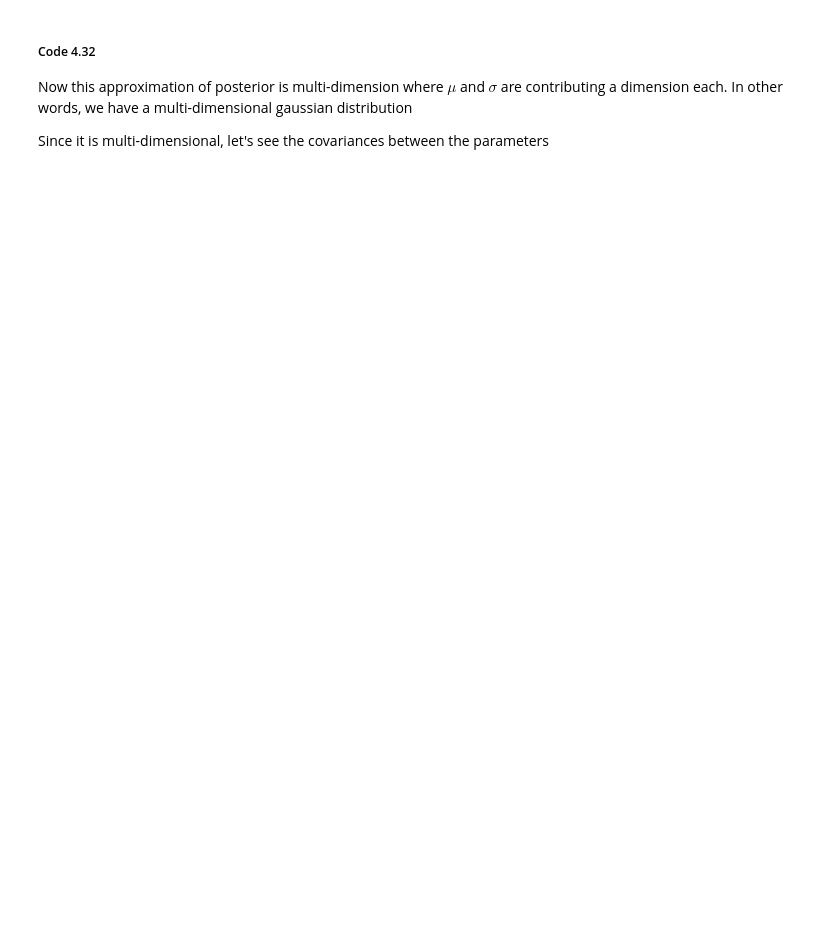
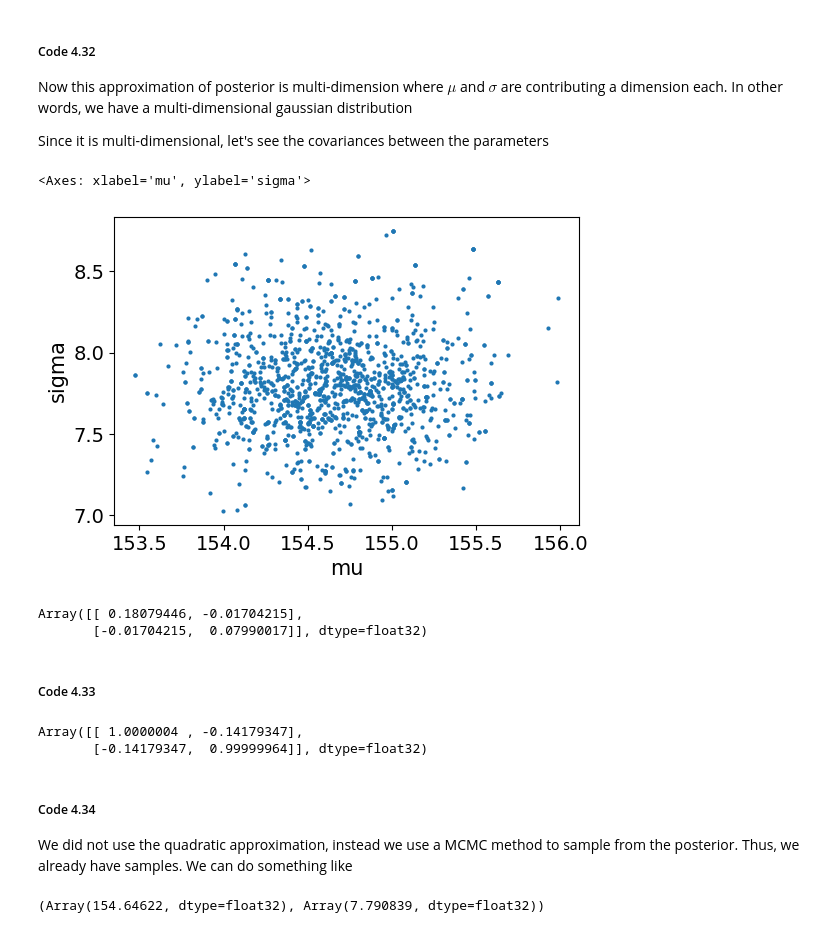
Before and after one commit to qpsy/rethinking-tfp2, a Jupyter notebook: 04_geocentric_models2.ipynb, the cells around one changed output. Saved outputs shown, nothing was run; the diff lists cells and outputs as text; code cells hidden in the pictures; blank space fills up the shorter version.

```diff
--- a/04_geocentric_models2.ipynb
+++ b/04_geocentric_models2.ipynb
@@ -669,9 +675,30 @@ az.summary(dict(mu=states_41[0][0], sigma=states_41[1][0]),
 Now this approximation of posterior is multi-dimension where $\mu$ and $\sigma$ are contributing a dimension each. In other words, we have a multi-dimensional gaussian distribution
 
 Since it is multi-dimensional, let's see the covariances between the parameters
+# %%
+az.plot_pair(states_41_dict)
+# %% [output]
+<Axes: xlabel='mu', ylabel='sigma'>
+[figure, added]
 # %%
-# using only first chain
-sample_mu, sample_sigma = posterior_4_1["mu"][0], posterior_4_1["sigma"][0]
-sample_mu, sample_sigma = tf.squeeze(sample_mu), tf.squeeze(sample_sigma)
-vcov = tfp.stats.covariance(tf.stack([sample_mu, sample_sigma], axis=1))
-vcov
+sample_mu, sample_sigma = states_41_dict['mu'][0], states_41_dict['sigma'][0]
+cov_41 = tfp.stats.covariance(jnp.stack([sample_mu, sample_sigma], axis=1))
+cov_41
+# %% [output]
+Array([[ 0.18079446, -0.01704215],
+       [-0.01704215,  0.07990017]], dtype=float32)
+# %% [markdown]
+##### Code 4.33
+# %%
+tfp.stats.correlation(jnp.stack([sample_mu, sample_sigma], axis=1))
+# %% [output]
+Array([[ 1.0000004 , -0.14179347],
+       [-0.14179347,  0.99999964]], dtype=float32)
+# %% [markdown]
+##### Code 4.34
+
+We did not use the quadratic approximation, instead we use a MCMC method to sample from the posterior. Thus, we already have samples. We can do something like
+# %%
+jnp.mean(sample_mu), jnp.mean(sample_sigma)
+# %% [output]
+(Array(154.64622, dtype=float32), Array(7.790839, dtype=float32))
```
Also changed, not shown: parts of 12 cells of this notebook.
